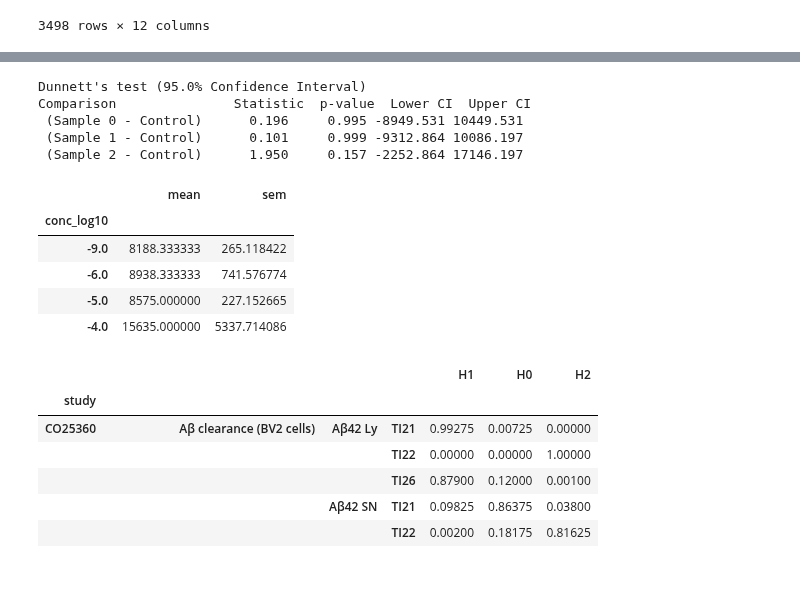
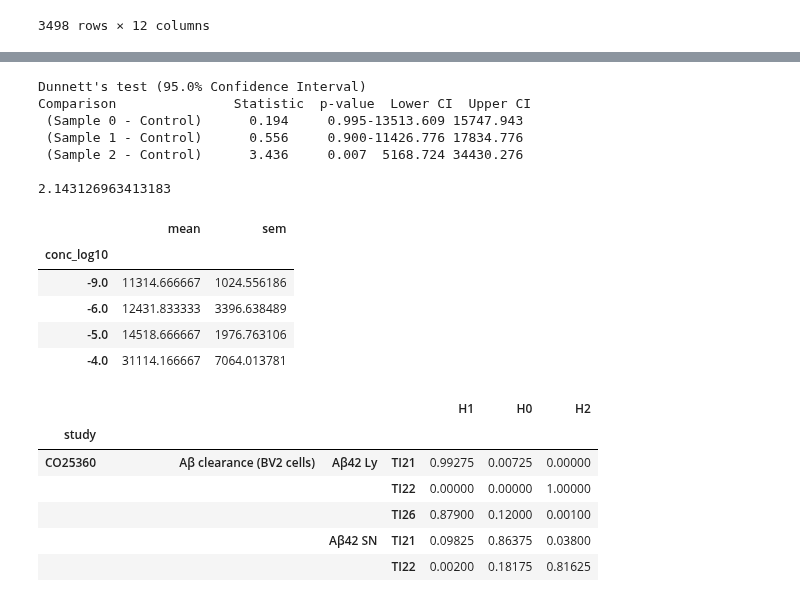
Before and after one commit to attilagk/CTNS-notebook, a Jupyter notebook: 2024-03-04-cell-bayes-vs-frequentist/2024-03-04-cell-bayes-vs-frequentist.ipynb, the cells around one changed output, grey strips where cells are left out. Drawn from its saved outputs; the diff is of its cells as text; code cells hidden in the pictures.

Commit message:
calculated Dunnett statistics for most of the units

```diff
--- a/2024-03-04-cell-bayes-vs-frequentist/2024-03-04-cell-bayes-vs-frequentist.ipynb
+++ b/2024-03-04-cell-bayes-vs-frequentist/2024-03-04-cell-bayes-vs-frequentist.ipynb
@@ -153,35 +131,59 @@ df
 # %%
-def my_dunnett(study, experiment, assay, TI, data=data, control_conc_log10=-9, return_summary=False):
+def dunnett_aggregation(res, H1_increase=False):
+    score = max(-4, np.log10(res.pvalue.min()))
+    score = score if score < np.log10(0.05) else 0
+    stat = res.statistic[res.pvalue.argmin()]
+    is_protective = stat > 0 if H1_increase == True else stat < 0
+    score = - score if is_protective else score
+    return(score)
+
+fpath = '../../resources/cell-based-assays/ideal-effects.csv'
+H1_increase_df = pd.read_csv(fpath, index_col=['experiment (nice)', 'assay (nice)'], usecols=['experiment (nice)', 'assay (nice)', 'H1_increase'])
+
+def my_dunnett(study, experiment, assay, TI, data=data, control_conc_log10=-9, return_summary=False, aggregate=True, H1_increase_df=H1_increase_df):
     df = cba.extract_regr_data(study, experiment, assay, TI, data, return_data_reshaped=True)
+    if df is None:
+        return(None)
     gb = df.groupby('conc_log10')
     summary = pd.concat([gb['Activity'].mean().to_frame('mean'),
                          gb['Activity'].sem().to_frame('sem')], axis=1)
     if return_summary:
         return(summary)
     d = gb.groups
     control = gb.get_group(control_conc_log10)['Activity']
     d.pop(control_conc_log10)
     treatment_conc_log10 = np.sort(list(d.keys()))
     samples = [gb.get_group(k).Activity for k in treatment_conc_log10]
     res = dunnett(*samples, control=control)
+    if aggregate:
+        H1_increase = H1_increase_df.loc[(experiment, assay), 'H1_increase']
+        val = dunnett_aggregation(res, H1_increase)
+        return(val)
     return(res)
 
-df = cba.extract_regr_data('CO28151', 'Aβ release (H4 cells)', 'Aβ38', 'TI2', data, return_data_reshaped=True)
-res = my_dunnett('CO28151', 'Aβ release (H4 cells)', 'Aβ38', 'TI2')
-print(res)
-my_dunnett('CO28151', 'Aβ release (H4 cells)', 'Aβ38', 'TI2', return_summary=True)
+study = 'CO25360'
+experiment = 'Aβ clearance (BV2 cells)'
+assay = 'Aβ42 Ly'
+TI = 'TI21'
+
+df = cba.extract_regr_data(study, experiment, assay, TI, data, return_data_reshaped=True)
+print(my_dunnett(study, experiment, assay, TI, aggregate=False))
+print(my_dunnett(study, experiment, assay, TI, aggregate=True))
+my_dunnett(study, experiment, assay, TI, return_summary=True)
 # %% [output]
 Dunnett's test (95.0% Confidence Interval)
 Comparison               Statistic  p-value  Lower CI  Upper CI
- (Sample 0 - Control)      0.196     0.995 -8949.531 10449.531
- (Sample 1 - Control)      0.101     0.999 -9312.864 10086.197
- (Sample 2 - Control)      1.950     0.157 -2252.864 17146.197
+ (Sample 0 - Control)      0.194     0.995-13513.609 15747.943
+ (Sample 1 - Control)      0.556     0.900-11426.776 17834.776
+ (Sample 2 - Control)      3.436     0.007  5168.724 34430.276
+
+2.143126963413183
 |  | mean | sem |
 | conc_log10 |  |  |
-| -9.0 | 8188.333333 | 265.118422 |
-| -6.0 | 8938.333333 | 741.576774 |
-| -5.0 | 8575.000000 | 227.152665 |
-| -4.0 | 15635.000000 | 5337.714086 |
+| -9.0 | 11314.666667 | 1024.556186 |
+| -6.0 | 12431.833333 | 3396.638489 |
+| -5.0 | 14518.666667 | 1976.763106 |
+| -4.0 | 31114.166667 | 7064.013781 |
 # %%
 P_CO25360 = pd.read_csv('../../results/2023-09-26-cell-bayes-assays/H102_posteriors.csv', index_col=[0, 1], header=[0, 1])
 P_CO25360 = P_CO25360.rename({'TUDCA': 'TI21', 'Cysteamine': 'TI22', 'Arundine': 'TI26'}, axis=1, level=0)
```
Also changed, not shown: parts of 3 cells of this notebook, 1 other file.
